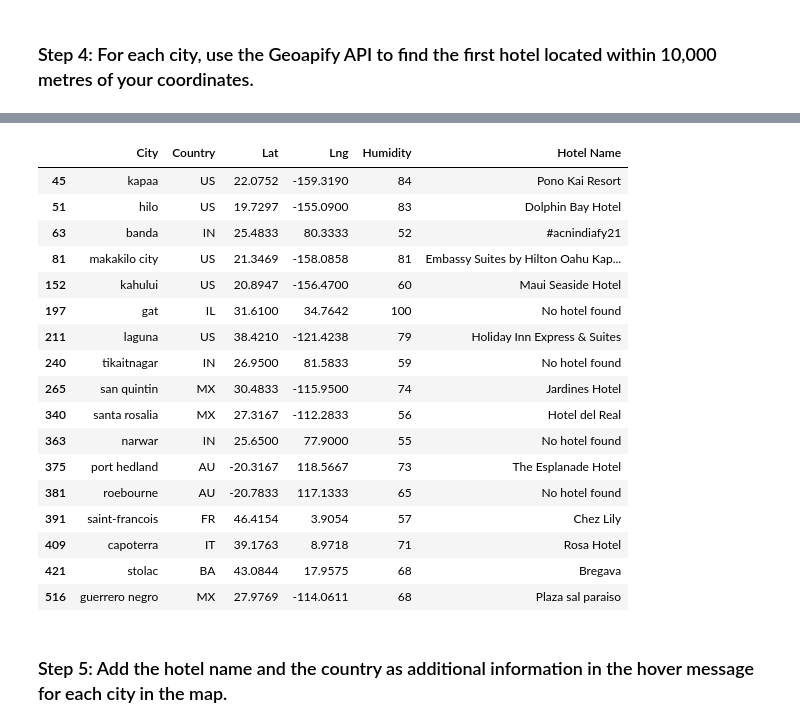
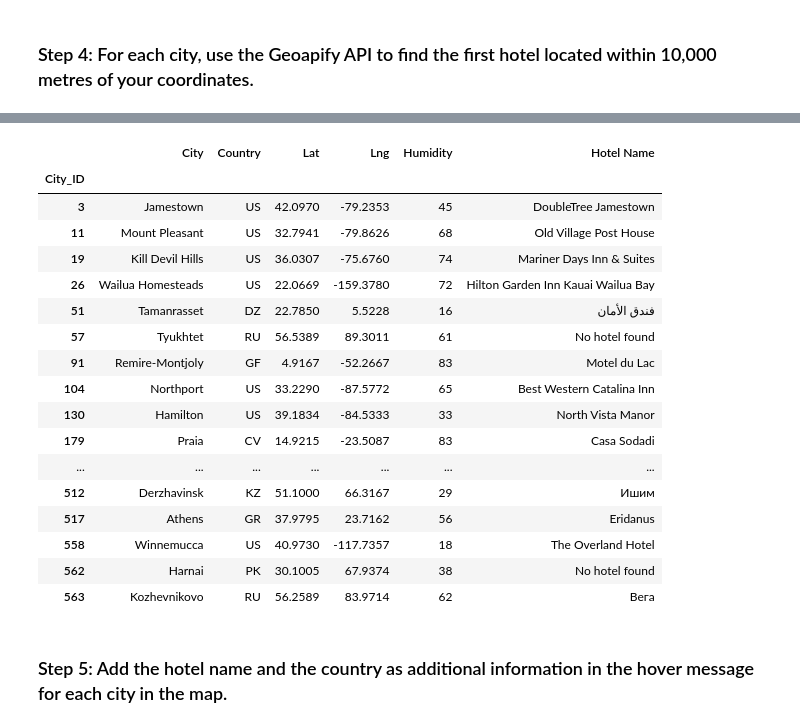
Before and after one commit to VickyL86/Python_API_Challenge_VL, a Jupyter notebook: Starter Code API/VacationPy.ipynb, the cells around one changed output, grey strips where cells are left out. Saved outputs shown, nothing was run; the diff lists cells and outputs as text; code cells hidden in the pictures.

```diff
--- a/Starter Code API/VacationPy.ipynb
+++ b/Starter Code API/VacationPy.ipynb
@@ -73,0 +65,12 @@ city_data_df.head()
+# %%
+# Narrow down cities that fit criteria and drop any results with null values
+# narrow down the dataframe to cities with lat > 0, max temp between 20 and 30 degrees and wind speed less than 10 m/s and zero cloudiness
+#Source: 04.02.05-Evr_Pandas_Recap & 04.02.09-Stu_SearchForTheWorst
+perfect_cities_df = city_data_df.loc[(city_data_df["Lat"] > 0) & (city_data_df["Max Temp"] > 20) & (city_data_df["Max Temp"] < 30) & (city_data_df["Wind Speed"] < 10) & (city_data_df["Cloudiness"] == 0)]
+
+# Drop any rows with null values
+#Source: 04.02.03-Ins_CleaningData
+perfect_cities_df = perfect_cities_df.dropna(how='any')
+
+# Display sample data
+perfect_cities_df.head(30)
@@ -75,12 +97,13 @@ city_data_df.head()
 ### Step 3: Create a new DataFrame called `hotel_df`.
 # %%
 # Use the Pandas copy function to create DataFrame called hotel_df to store the city, country, coordinates, and humidity
-# YOUR CODE HERE
+#source:https://stackoverflow.com/questions/34682828/extracting-specific-selected-columns-to-new-dataframe-as-a-copy
+hotel_df = perfect_cities_df[["City","Country","Lat","Lng","Humidity"]].copy()
 
 # Add an empty column, "Hotel Name," to the DataFrame so you can store the hotel found using the Geoapify API
-# YOUR CODE HERE
+hotel_df["Hotel Name"] = ""
 
 # Display sample data
-# YOUR CODE HERE
+hotel_df.head()
 # %% [output]
 |  | City | Country | Lat | Lng | Humidity | Hotel Name |
@@ -105,9 +117,12 @@ city_data_df.head()
 ### Step 4: For each city, use the Geoapify API to find the first hotel located within 10,000 metres of your coordinates.
 # %%
 # Set parameters to search for a hotel
-radius = # YOUR CODE HERE
+#Source 06.03.05-Evr_Exploring_Airports
+radius = 50000
 params = {
-    # YOUR CODE HERE
+    "categories": "accommodation",
+    "apiKey": geoapify_key,
+    "limit":20
 }
 
 # Print a message to follow up the hotel search
@@ -116,21 +131,22 @@ print("Starting hotel search")
 # Iterate through the hotel_df DataFrame
 for index, row in hotel_df.iterrows():
     # get latitude, longitude from the DataFrame
-    # YOUR CODE HERE
+    latitude = row["Lat"]
+    longitude = row["Lng"]
 
     # Add filter and bias parameters with the current city's latitude and longitude to the params dictionary
-    params["filter"] = # YOUR CODE HERE
-    params["bias"] = # YOUR CODE HERE
+    params["filter"] = f"circle:{longitude},{latitude},{radius}"
+    params["bias"] = f"proximity:{longitude},{latitude}"
 
     # Set base URL
     base_url = "https://api.geoapify.com/v2/places"
 
 
     # Make and API request using the params dictionaty
-    name_address = # YOUR CODE HERE
+    name_address = requests.get(base_url, params=params)
 
     # Convert the API response to JSON format
-    name_address = # YOUR CODE HERE
+    name_address = name_address.json()
 
     # Grab the first hotel from the results and store the name in the hotel_df DataFrame
     try:
@@ -166,20 +181,20 @@ guerrero negro - nearest hotel: Plaza sal paraiso
 |  | City | Country | Lat | Lng | Humidity | Hotel Name |
-| 45 | kapaa | US | 22.0752 | -159.3190 | 84 | Pono Kai Resort |
-| 51 | hilo | US | 19.7297 | -155.0900 | 83 | Dolphin Bay Hotel |
-| 63 | banda | IN | 25.4833 | 80.3333 | 52 | #acnindiafy21 |
-| 81 | makakilo city | US | 21.3469 | -158.0858 | 81 | Embassy Suites by Hilton Oahu Kap... |
-| 152 | kahului | US | 20.8947 | -156.4700 | 60 | Maui Seaside Hotel |
-| 197 | gat | IL | 31.6100 | 34.7642 | 100 | No hotel found |
-| 211 | laguna | US | 38.4210 | -121.4238 | 79 | Holiday Inn Express & Suites |
-| 240 | tikaitnagar | IN | 26.9500 | 81.5833 | 59 | No hotel found |
-| 265 | san quintin | MX | 30.4833 | -115.9500 | 74 | Jardines Hotel |
-| 340 | santa rosalia | MX | 27.3167 | -112.2833 | 56 | Hotel del Real |
-| 363 | narwar | IN | 25.6500 | 77.9000 | 55 | No hotel found |
-| 375 | port hedland | AU | -20.3167 | 118.5667 | 73 | The Esplanade Hotel |
-| 381 | roebourne | AU | -20.7833 | 117.1333 | 65 | No hotel found |
-| 391 | saint-francois | FR | 46.4154 | 3.9054 | 57 | Chez Lily |
-| 409 | capoterra | IT | 39.1763 | 8.9718 | 71 | Rosa Hotel |
-| 421 | stolac | BA | 43.0844 | 17.9575 | 68 | Bregava |
-| 516 | guerrero negro | MX | 27.9769 | -114.0611 | 68 | Plaza sal paraiso |
+| City_ID |  |  |  |  |  |  |
+| 3 | Jamestown | US | 42.0970 | -79.2353 | 45 | DoubleTree Jamestown |
+| 11 | Mount Pleasant | US | 32.7941 | -79.8626 | 68 | Old Village Post House |
+| 19 | Kill Devil Hills | US | 36.0307 | -75.6760 | 74 | Mariner Days Inn & Suites |
+| 26 | Wailua Homesteads | US | 22.0669 | -159.3780 | 72 | Hilton Garden Inn Kauai Wailua Bay |
+| 51 | Tamanrasset | DZ | 22.7850 | 5.5228 | 16 | فندق الأمان |
+| 57 | Tyukhtet | RU | 56.5389 | 89.3011 | 61 | No hotel found |
+| 91 | Remire-Montjoly | GF | 4.9167 | -52.2667 | 83 | Motel du Lac |
+| 104 | Northport | US | 33.2290 | -87.5772 | 65 | Best Western Catalina Inn |
+| 130 | Hamilton | US | 39.1834 | -84.5333 | 33 | North Vista Manor |
+| 179 | Praia | CV | 14.9215 | -23.5087 | 83 | Casa Sodadi |
+| ... | ... | ... | ... | ... | ... | ... |
+| 512 | Derzhavinsk | KZ | 51.1000 | 66.3167 | 29 | Ишим |
+| 517 | Athens | GR | 37.9795 | 23.7162 | 56 | Eridanus |
+| 558 | Winnemucca | US | 40.9730 | -117.7357 | 18 | The Overland Hotel |
+| 562 | Harnai | PK | 30.1005 | 67.9374 | 38 | No hotel found |
+| 563 | Kozhevnikovo | RU | 56.2589 | 83.9714 | 62 | Вега |
 # %% [markdown]
 ### Step 5: Add the hotel name and the country as additional information in the hover message for each city in the map.
```
Also changed, not shown: parts of 10 cells of this notebook, 1 other file.
